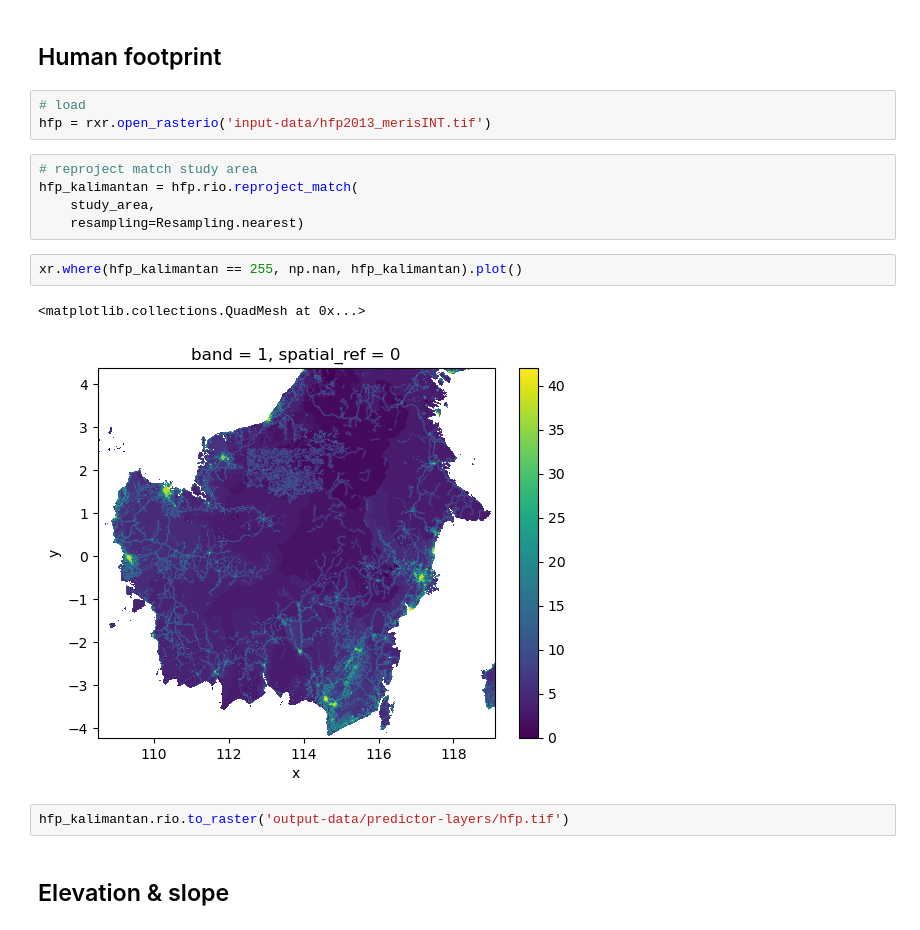
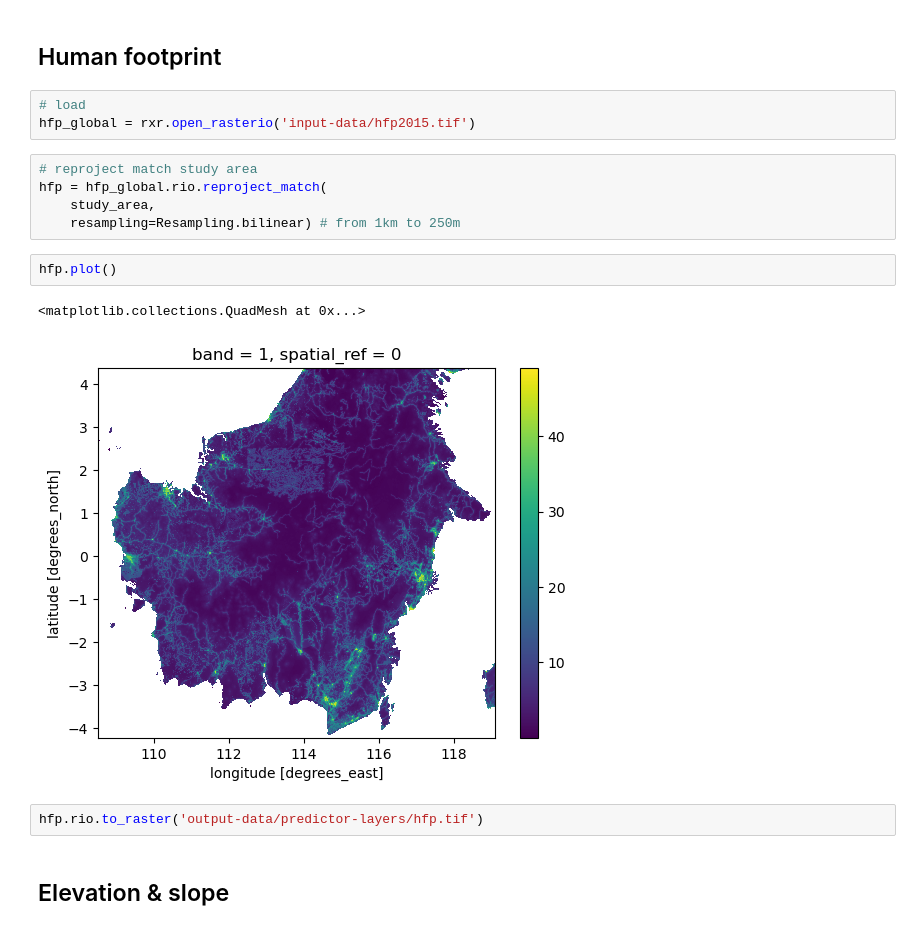
Before and after one commit to ninorp55/tropical-peat-post-fire-vegetation-recovery, a Jupyter notebook: 3_predictor_layers.ipynb, the cells around one changed output. Drawn from its saved outputs; the diff is of its cells as text.

```diff
--- a/3_predictor_layers.ipynb
+++ b/3_predictor_layers.ipynb
@@ -200,21 +200,21 @@ xr.where(aridity == 0, np.nan, aridity).plot()
 aridity_reproj.rio.to_raster('output-data/predictor-layers/aridity_index.tif')
 # %% [markdown]
 ## Human footprint
-# %%
-# load
-hfp = rxr.open_rasterio('input-data/hfp2013_merisINT.tif')
+# %%
+# load
+hfp_global = rxr.open_rasterio('input-data/hfp2015.tif')
 # %%
 # reproject match study area
-hfp_kalimantan = hfp.rio.reproject_match(
+hfp = hfp_global.rio.reproject_match(
     study_area,
-    resampling=Resampling.nearest)
+    resampling=Resampling.bilinear) # from 1km to 250m
-# %%
-xr.where(hfp_kalimantan == 255, np.nan, hfp_kalimantan).plot()
-# %% [output]
-<matplotlib.collections.QuadMesh at 0x...>
-[figure, removed]
+# %%
+hfp.plot()
+# %% [output]
+<matplotlib.collections.QuadMesh at 0x...>
+[figure, added]
 # %%
-hfp_kalimantan.rio.to_raster('output-data/predictor-layers/hfp.tif')
+hfp.rio.to_raster('output-data/predictor-layers/hfp.tif')
 # %% [markdown]
 ## Elevation & slope
 # %%
```
